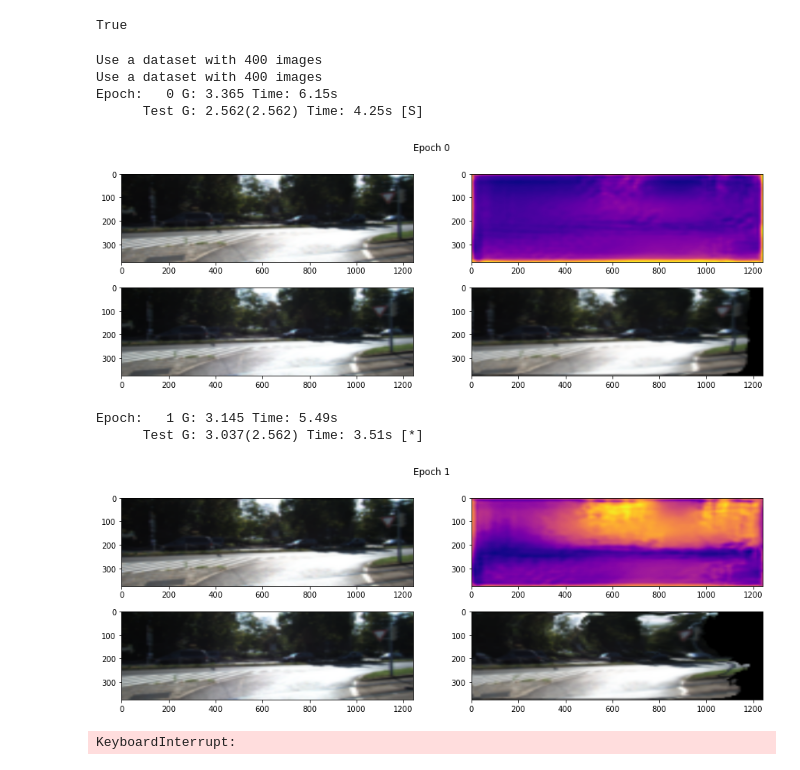
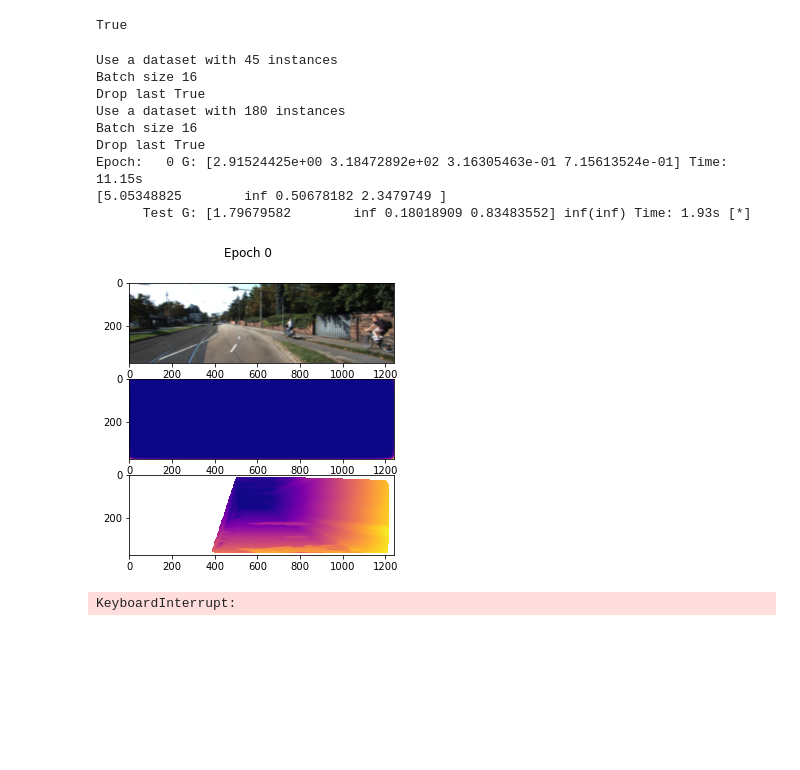
Before and after one commit to zrlu/lr-semi-depth, a Jupyter notebook: train.ipynb, the cells around one changed output. Cells and saved outputs as stored; diff of their text form; code cells hidden in the pictures; blank space fills up the shorter version.

```diff
--- a/train.ipynb
+++ b/train.ipynb
@@ -20,41 +20,49 @@ True
 # %%
 torch.cuda.empty_cache()
 # %%
+from model import Model
 
 model = Model(
     use_multiple_gpu=False,
-    model_path='model_unsupervised',
+    model_path='model_013',
     batch_size=16,
-    val_dataset_dir='../depth/data_scene_flow/testing',
-    train_dataset_dir='../depth/data_scene_flow/training',
-    input_height=64,
-    input_width=128
+    val_dataset_dir='data_depth_annotated/val',
+    train_dataset_dir='data_depth_annotated/train',
+    input_height=128,
+    input_width=256,
+    learning_rate=1e-3,
+    loss_weights=[1.0, 0.1, 1.0, 1.0] # with supervised loss
 )
 
-fig, ax = plt.subplots(ncols=2, nrows=2)
-epochs = 50
+# load from checkpoint
+# model.load(True)
+
+fig, ax = plt.subplots(ncols=1, nrows=3)
+epochs = 80
+idx = 0
 
 for epoch in range(epochs):
     model.train(epoch)
     fig.suptitle('Epoch {}'.format(epoch))
-    disp_est, left, right, right_est = model.test()
-    resized_left = cv2.resize(np.moveaxis(left[0], 0, -1), (1242, 375), interpolation=cv2.INTER_LINEAR)
-    resized_disp_est = cv2.resize(np.abs(disp_est[0]), (1242, 375), interpolation=cv2.INTER_LINEAR)
-    resized_right = cv2.resize(np.moveaxis(right[0], 0, -1), (1242, 375), interpolation=cv2.INTER_LINEAR)
-    resized_right_est = cv2.resize(np.moveaxis(right_est[0], 0, -1), (1242, 375), interpolation=cv2.INTER_LINEAR)
-    ax[0][0].imshow(resized_left)
-    ax[0][1].imshow(resized_disp_est, cmap='plasma')
-    ax[1][0].imshow(resized_right)
-    ax[1][1].imshow(resized_right_est)
 
+    disp_est, left, gt = model.test(epoch, save=True)
+
+    resized_left = cv2.resize(np.moveaxis(left[idx], 0, -1), (1242, 375), interpolation=cv2.INTER_LINEAR)
+    resized_disp_est = cv2.resize(np.abs(disp_est[idx]), (1242, 375), interpolation=cv2.INTER_LINEAR)
+    resized_gt = cv2.resize(np.moveaxis(depth2disp(gt[idx]), 0, -1), (1242, 375), interpolation=cv2.INTER_LINEAR)
+    ax[0].imshow(resized_left)
+    ax[1].imshow(resized_disp_est, cmap='plasma')
+    ax[2].imshow(resized_gt, cmap='plasma')
     display.display(plt.gcf())
 # %% [output]
-Use a dataset with 400 images
-Use a dataset with 400 images
-Epoch:   0 G: 3.365 Time: 6.15s
-      Test G: 2.562(2.562) Time: 4.25s [S]
+Use a dataset with 45 instances
+Batch size 16
+Drop last True
+Use a dataset with 180 instances
+Batch size 16
+Drop last True
+Epoch:   0 G: [2.91524425e+00 3.18472892e+02 3.16305463e-01 7.15613524e-01] Time: 11.15s
+[5.05348825        inf 0.50678182 2.3479749 ]
+      Test G: [1.79679582        inf 0.18018909 0.83483552] inf(inf) Time: 1.93s [*]
-[figure, old version]
+[figure, new version]
-Epoch:   1 G: 3.145 Time: 5.49s
-      Test G: 3.037(2.562) Time: 3.51s [*]
+KeyboardInterrupt:
-[figure, removed]
-KeyboardInterrupt:
```
Also changed, not shown: parts of 1 cell of this notebook, 1 other file.
